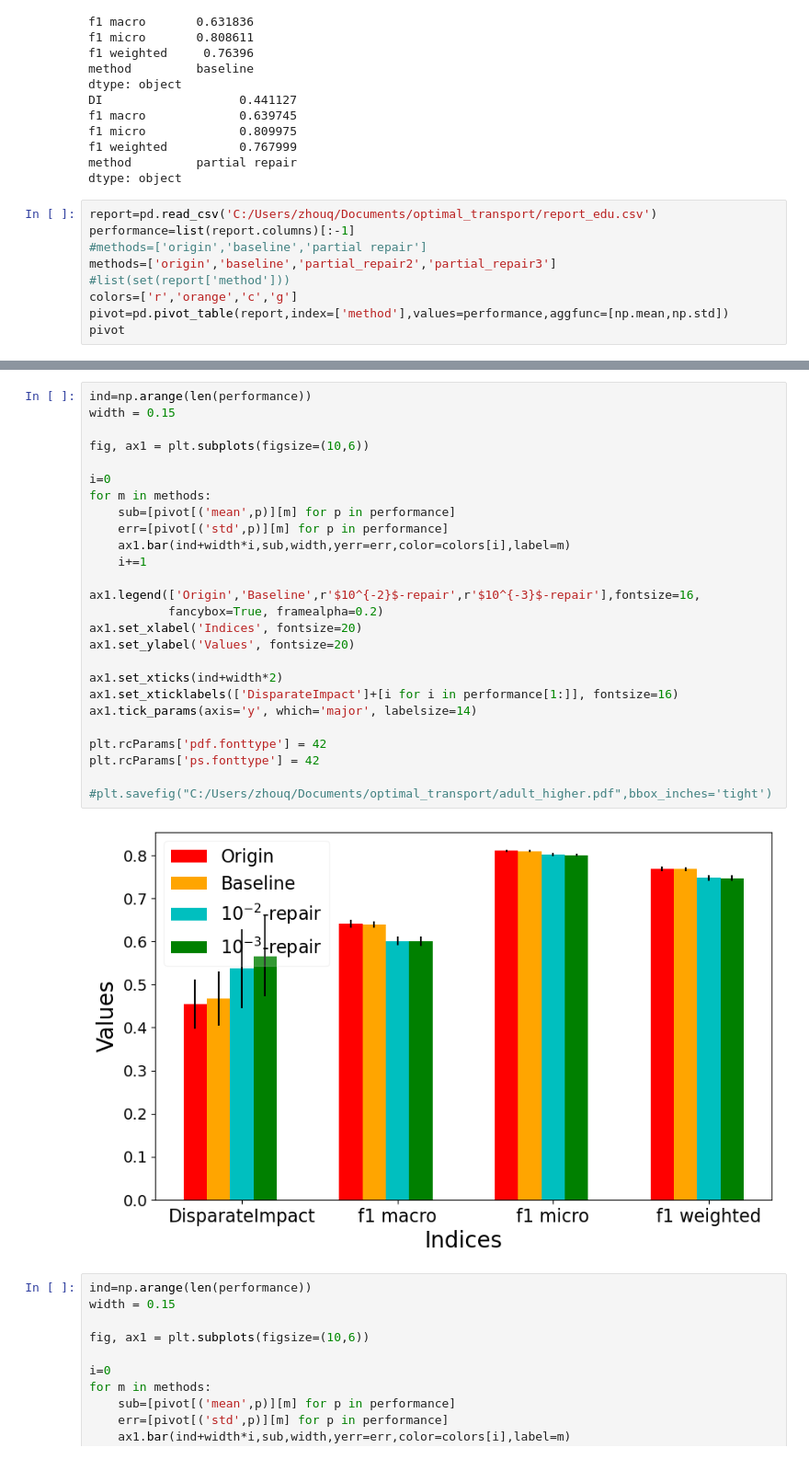
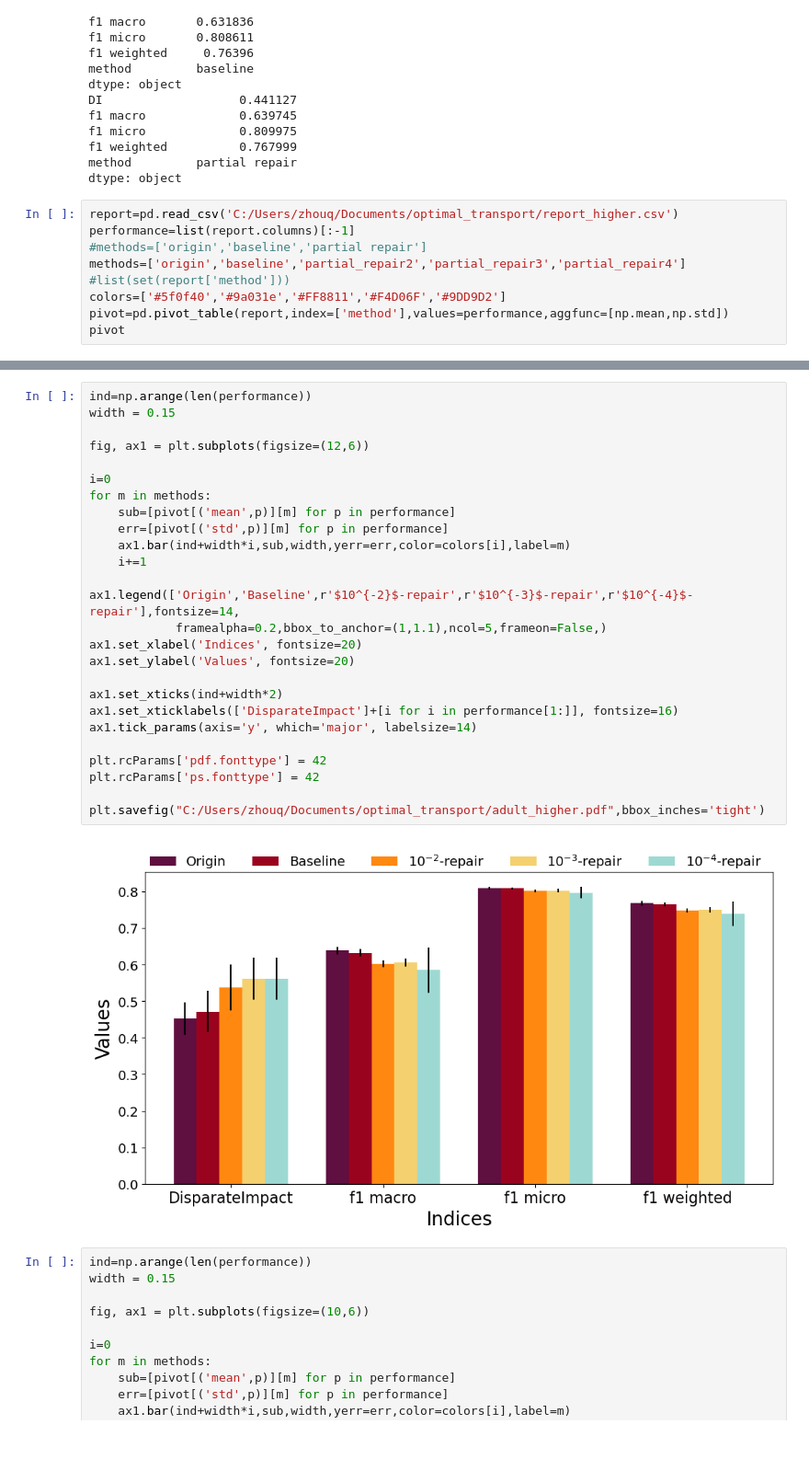
Before and after one commit to Quan-Zhou/OT_Debiasing, a Jupyter notebook: Dykstra_fromadult_higher.ipynb, the cells around one changed output, grey strips where cells are left out. Shown at 92% size. Saved outputs shown, nothing was run; the diff lists cells and outputs as text.

```diff
--- a/Dykstra_fromadult_higher.ipynb
+++ b/Dykstra_fromadult_higher.ipynb
@@ -458,12 +455,12 @@ f1 weighted          0.767999
 method         partial repair
 dtype: object
 # %%
-report=pd.read_csv('C:/Users/zhouq/Documents/optimal_transport/report_edu.csv')
+report=pd.read_csv('C:/Users/zhouq/Documents/optimal_transport/report_higher.csv')
 performance=list(report.columns)[:-1]
 #methods=['origin','baseline','partial repair']
-methods=['origin','baseline','partial_repair2','partial_repair3']
+methods=['origin','baseline','partial_repair2','partial_repair3','partial_repair4']
 #list(set(report['method']))
-colors=['r','orange','c','g']
+colors=['#5f0f40','#9a031e','#FF8811','#F4D06F','#9DD9D2']
 pivot=pd.pivot_table(report,index=['method'],values=performance,aggfunc=[np.mean,np.std])
 pivot
 # %% [output]
@@ -477,31 +475,31 @@ pivot
 # %%
 ind=np.arange(len(performance))
 width = 0.15
 
-fig, ax1 = plt.subplots(figsize=(10,6))
+fig, ax1 = plt.subplots(figsize=(12,6))
 
 i=0
 for m in methods:
     sub=[pivot[('mean',p)][m] for p in performance]
     err=[pivot[('std',p)][m] for p in performance]
     ax1.bar(ind+width*i,sub,width,yerr=err,color=colors[i],label=m)
     i+=1
 
-ax1.legend(['Origin','Baseline',r'$10^{-2}$-repair',r'$10^{-3}$-repair'],fontsize=16,
-           fancybox=True, framealpha=0.2)
+ax1.legend(['Origin','Baseline',r'$10^{-2}$-repair',r'$10^{-3}$-repair',r'$10^{-4}$-repair'],fontsize=14,
+            framealpha=0.2,bbox_to_anchor=(1,1.1),ncol=5,frameon=False,)
 ax1.set_xlabel('Indices', fontsize=20)
 ax1.set_ylabel('Values', fontsize=20)
 
 ax1.set_xticks(ind+width*2)
 ax1.set_xticklabels(['DisparateImpact']+[i for i in performance[1:]], fontsize=16)
 ax1.tick_params(axis='y', which='major', labelsize=14)
 
 plt.rcParams['pdf.fonttype'] = 42
 plt.rcParams['ps.fonttype'] = 42
 
-#plt.savefig("C:/Users/zhouq/Documents/optimal_transport/adult_higher.pdf",bbox_inches='tight')
+plt.savefig("C:/Users/zhouq/Documents/optimal_transport/adult_higher.pdf",bbox_inches='tight')
 # %% [output]
-[figure, old version]
+[figure, new version]
 # %%
 ind=np.arange(len(performance))
 width = 0.15
```
Also changed, not shown: parts of 4 cells of this notebook.
